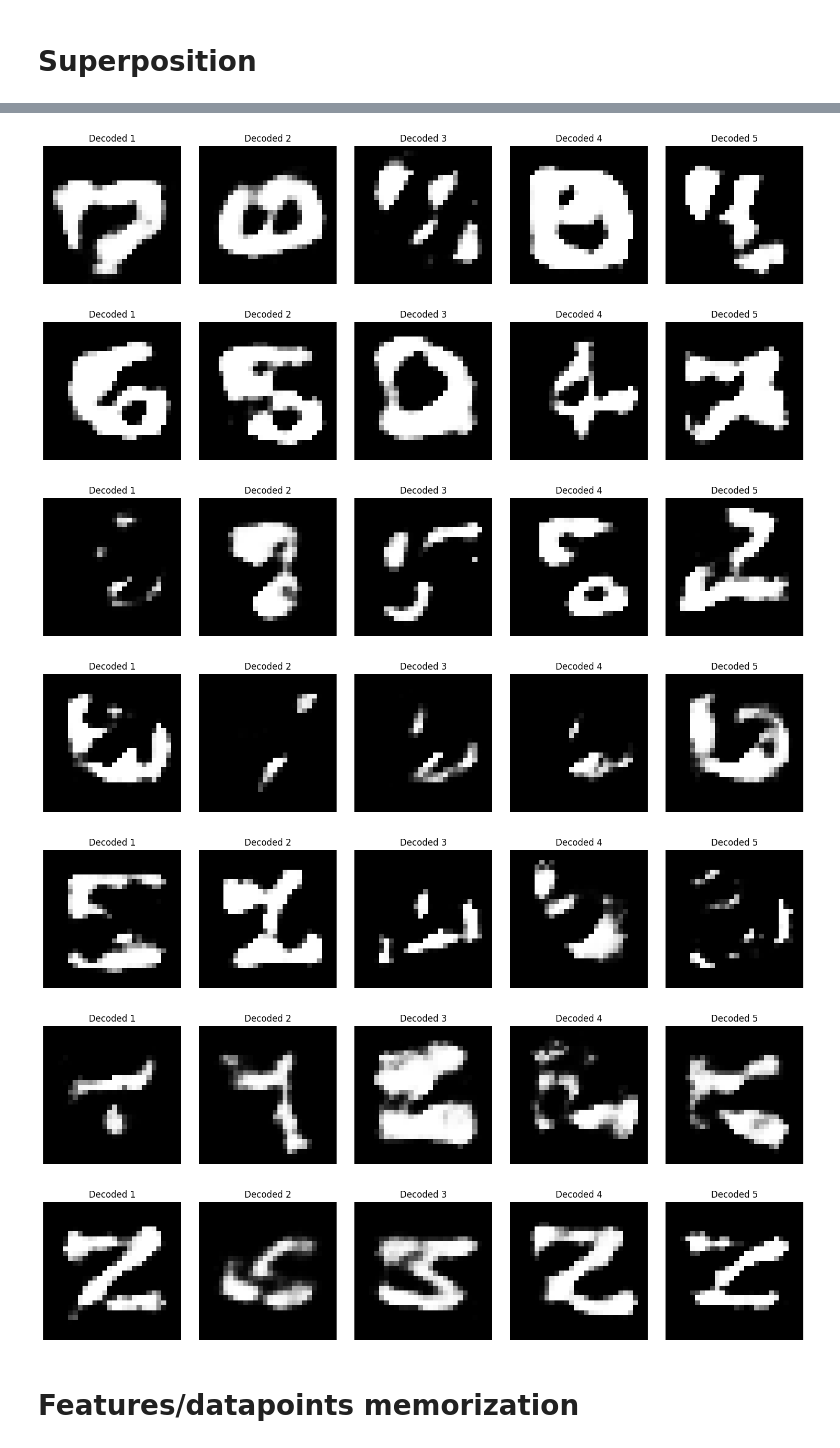
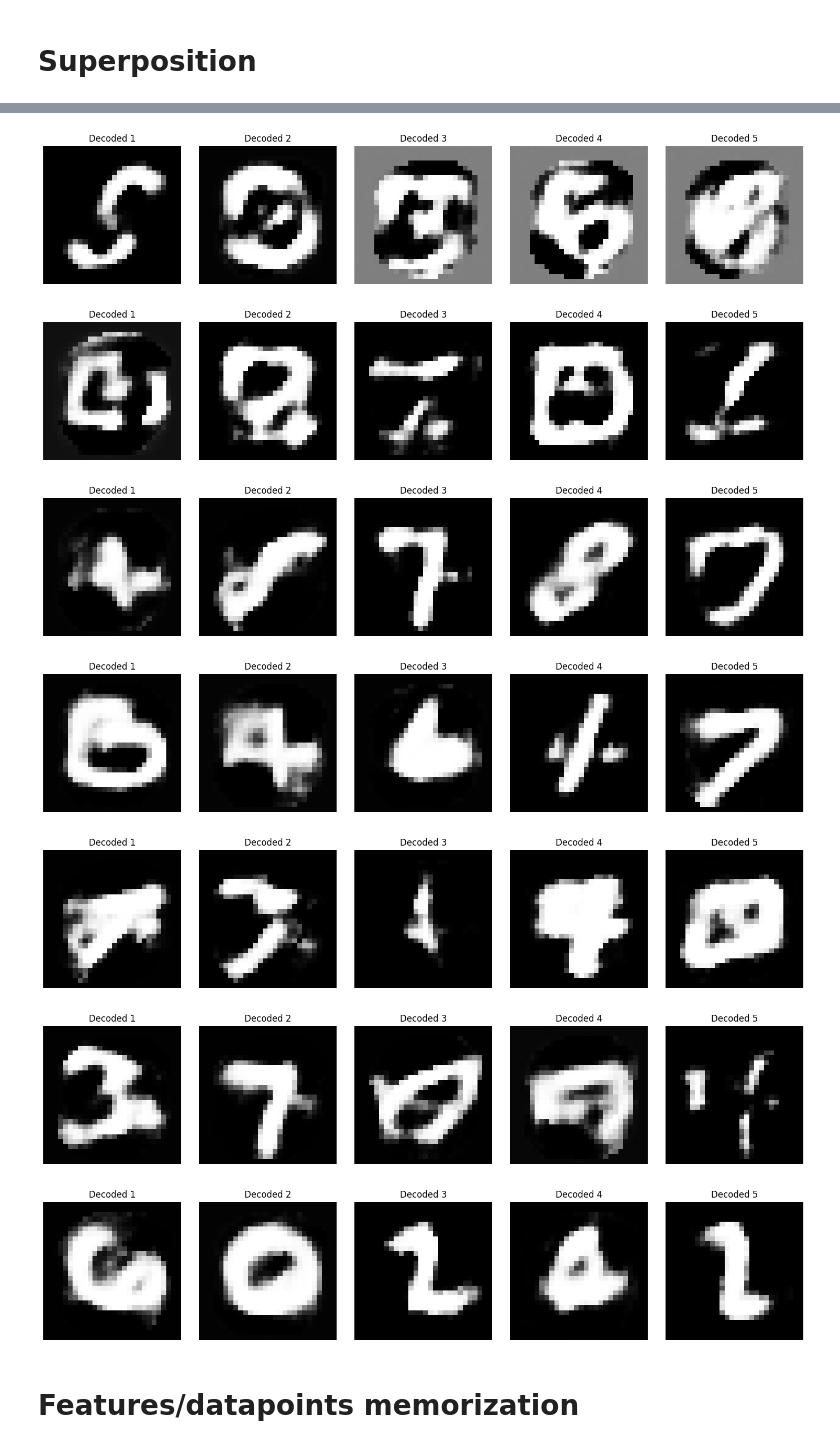
Before and after one commit to EnricoFrau/Autoencoders-Abstraction, a Jupyter notebook: notebooks/overlap_analysis.ipynb, the cells around one changed output, grey strips where cells are left out. Saved outputs shown, nothing was run; the diff lists cells and outputs as text; code cells hidden in the pictures.

Commit message:
Train sigmoid output decoder

```diff
--- a/notebooks/overlap_analysis.ipynb
+++ b/notebooks/overlap_analysis.ipynb
@@ -418,7 +418,7 @@ model_path_kwargs = {
     'latent_dim': f"{model_kwargs['latent_dim']}ld",
     'decrease_rate': '06',
     'learning_rate': '1e3',
-    'train_num': 1,
+    'train_num': 0,
 }
 
 for num_hidden_layers in range(1, 8):
@@ -440,40 +440,40 @@ for num_hidden_layers in range(1, 8):
 # %%
 ld = 8
 
 model_kwargs = {
     'input_dim': 28*28,
     'latent_dim': ld,
     'decrease_rate': 0.6,
     'device': device,
     'output_activation_encoder': nn.Sigmoid
 }
 model_path_kwargs = {
     'output_activation_encoder': 'sigmoid output',
     'train_type': 'simultaneous train',
     'latent_dim': f"{model_kwargs['latent_dim']}ld",
     'decrease_rate': '06',
     'learning_rate': '1e3',
-    'train_num': 1,
+    'train_num': 0,
 }
 
 for num_hidden_layers in range(1, 8):
     model_kwargs['hidden_layers'] = num_hidden_layers
     model_path_kwargs['num_hidden_layers'] = num_hidden_layers
     model_path_kwargs['dataset'] = 'MNIST'
 
     my_model = load_model(model_path_kwargs, model_kwargs)
 
     # For a batch of vectors
     latent_matrix = torch.randn(5, my_model.latent_dim)
     visualize_decoded_from_latent_vectors(my_model, latent_matrix, device)
 # %% [output]
-[figure, old version]
+[figure, new version]
-[figure, old version]
+[figure, new version]
-[figure, old version]
+[figure, new version]
-[figure, old version]
+[figure, new version]
-[figure, old version]
+[figure, new version]
-[figure, old version]
+[figure, new version]
-[figure, old version]
+[figure, new version]
 # %% [markdown]
 # Features/datapoints memorization
 # %% [markdown]
```
Also changed, not shown: parts of 8 cells of this notebook, 15 other files.
